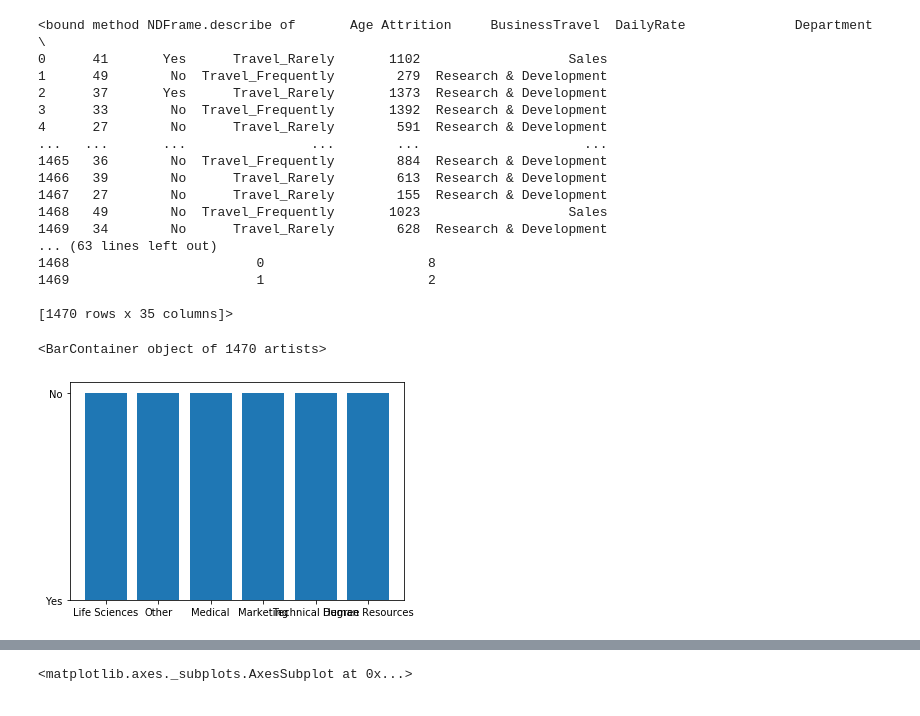
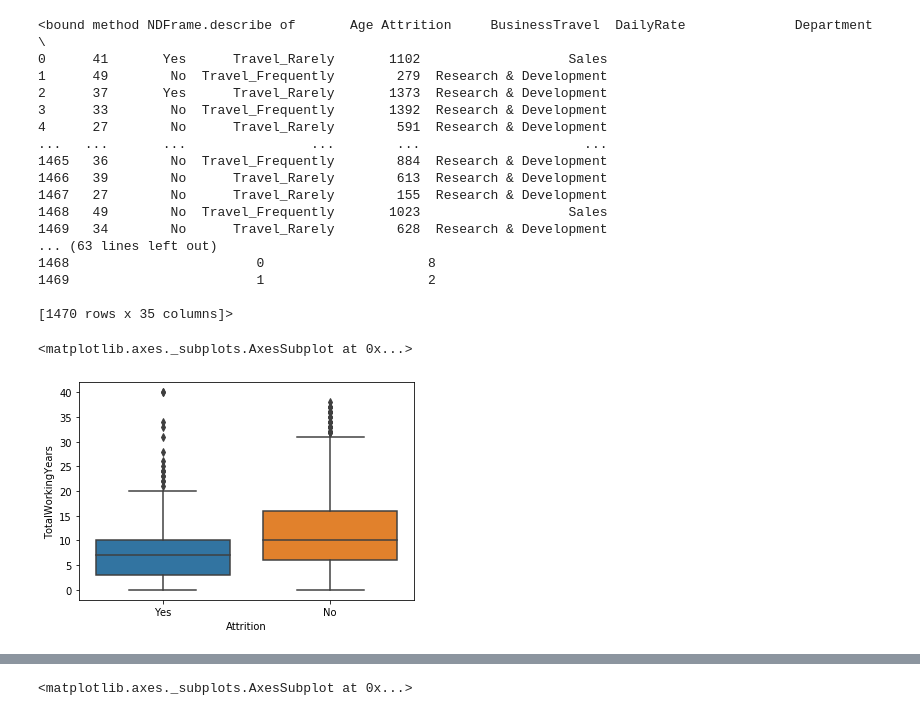
Before and after one commit to syvtoto/BigData, a Jupyter notebook: BigData_20-04.ipynb, the cells around one changed output, grey strips where cells are left out. Cells and saved outputs as stored; diff of their text form; code cells hidden in the pictures.

```diff
--- a/BigData_20-04.ipynb
+++ b/BigData_20-04.ipynb
@@ -180,5 +180,11 @@ cate_data.describe
 1469                        1                     2
 
 [1470 rows x 35 columns]>
+# %%
+# 8
+sns.boxplot(x="Attrition", y="TotalWorkingYears", data=cate_data)
+# %% [output]
+<matplotlib.axes._subplots.AxesSubplot at 0x...>
+[figure, added]
 # %%
 # 9
@@ -190,5 +197,0 @@ for index, row in cate_data.iterrows():
-# %%
-plt.bar(cate_data.EducationField,cate_data.Attrition)
-# %% [output]
-<BarContainer object of 1470 artists>
-[figure, removed]
```
Also changed, not shown: parts of 12 cells of this notebook.
